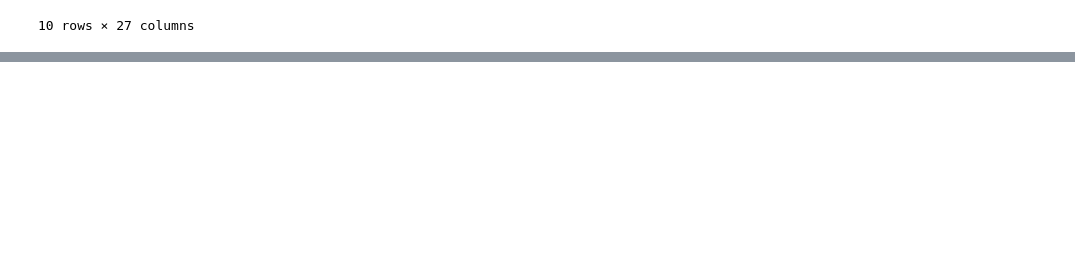
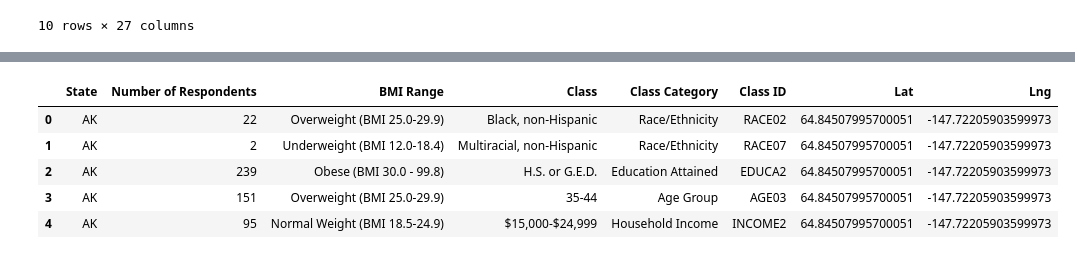
Before and after one commit to rnwokoye/analysing_obesisty_trends, a Jupyter notebook: Obesity_Data.ipynb, the cells around one changed output, grey strips where cells are left out. Drawn from its saved outputs; the diff is of its cells as text; code cells hidden in the pictures; blank space fills up the shorter version.

```diff
--- a/Obesity_Data.ipynb
+++ b/Obesity_Data.ipynb
@@ -119,0 +137,11 @@ reduced_obesity_df.drop(columns=['GeoLocation'])
+# %%
+# Drop year column
+recent_df = recent_df.drop(columns=['Year'])
+recent_df.head()
+# %% [output]
+|  | State | Number of Respondents | BMI Range | Class | Class Category | Class ID | Lat | Lng |
+| 0 | AK | 22 | Overweight (BMI 25.0-29.9) | Black, non-Hispanic | Race/Ethnicity | RACE02 | 64.84507995700051 | -147.72205903599973 |
+| 1 | AK | 2 | Underweight (BMI 12.0-18.4) | Multiracial, non-Hispanic | Race/Ethnicity | RACE07 | 64.84507995700051 | -147.72205903599973 |
+| 2 | AK | 239 | Obese (BMI 30.0 - 99.8) | H.S. or G.E.D. | Education Attained | EDUCA2 | 64.84507995700051 | -147.72205903599973 |
+| 3 | AK | 151 | Overweight (BMI 25.0-29.9) | 35-44 | Age Group | AGE03 | 64.84507995700051 | -147.72205903599973 |
+| 4 | AK | 95 | Normal Weight (BMI 18.5-24.9) | $15,000-$24,999 | Household Income | INCOME2 | 64.84507995700051 | -147.72205903599973 |
```
Also changed, not shown: parts of 12 cells of this notebook, 1 other file.
